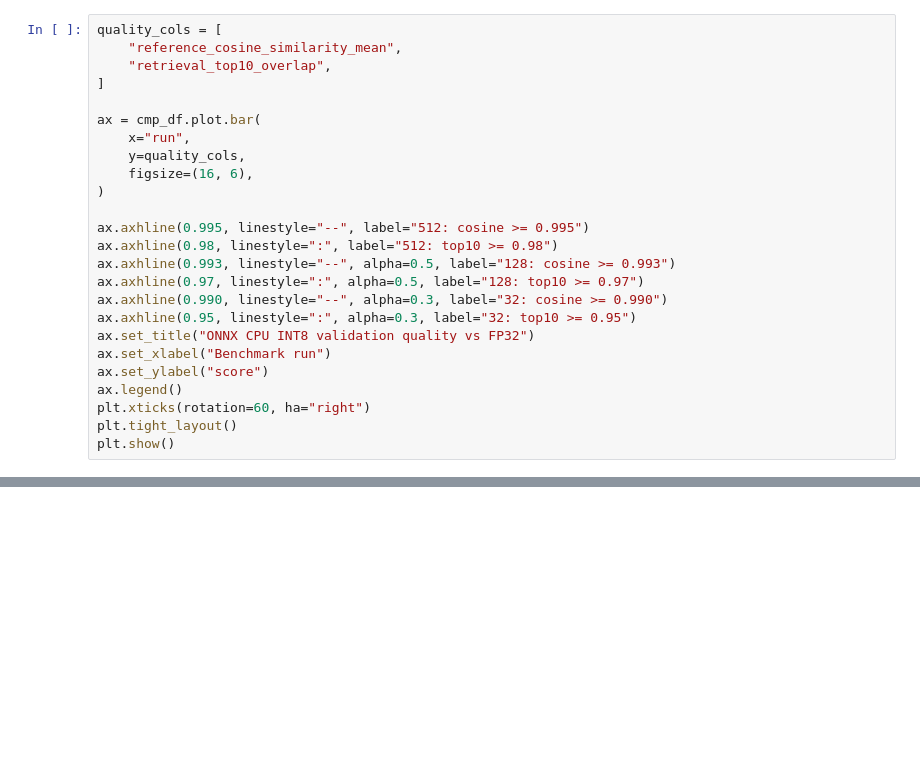
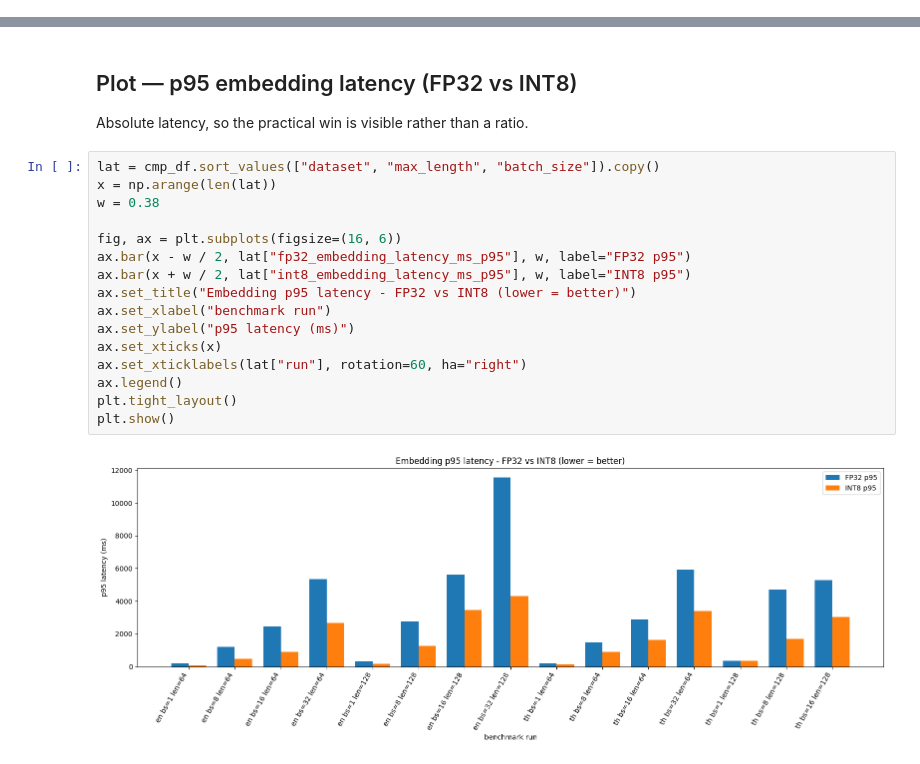
Before and after one commit to wiphoo/Website_Resources, a Jupyter notebook: benchmarks/bge_m3/notebooks/plot_onnx_cpu_fp32_vs_int8.ipynb, the cells around one changed output, grey strips where cells are left out. Drawn from its saved outputs; the diff is of its cells as text; blank space fills up the shorter version.

```diff
--- a/benchmarks/bge_m3/notebooks/plot_onnx_cpu_fp32_vs_int8.ipynb
+++ b/benchmarks/bge_m3/notebooks/plot_onnx_cpu_fp32_vs_int8.ipynb
@@ -116,25 +0,0 @@ plt.show()
-# %%
-quality_cols = [
-    "reference_cosine_similarity_mean",
-    "retrieval_top10_overlap",
-]
-
-ax = cmp_df.plot.bar(
-    x="run",
-    y=quality_cols,
-    figsize=(16, 6),
-)
-
-ax.axhline(0.995, linestyle="--", label="512: cosine >= 0.995")
-ax.axhline(0.98, linestyle=":", label="512: top10 >= 0.98")
-ax.axhline(0.993, linestyle="--", alpha=0.5, label="128: cosine >= 0.993")
-ax.axhline(0.97, linestyle=":", alpha=0.5, label="128: top10 >= 0.97")
-ax.axhline(0.990, linestyle="--", alpha=0.3, label="32: cosine >= 0.990")
-ax.axhline(0.95, linestyle=":", alpha=0.3, label="32: top10 >= 0.95")
-ax.set_title("ONNX CPU INT8 validation quality vs FP32")
-ax.set_xlabel("Benchmark run")
-ax.set_ylabel("score")
-ax.legend()
-plt.xticks(rotation=60, ha="right")
-plt.tight_layout()
-plt.show()
@@ -214,0 +481,22 @@ if len(accepted) > 0:
+# %% [markdown]
+## Plot — p95 embedding latency (FP32 vs INT8)
+
+Absolute latency, so the practical win is visible rather than a ratio.
+# %%
+lat = cmp_df.sort_values(["dataset", "max_length", "batch_size"]).copy()
+x = np.arange(len(lat))
+w = 0.38
+
+fig, ax = plt.subplots(figsize=(16, 6))
+ax.bar(x - w / 2, lat["fp32_embedding_latency_ms_p95"], w, label="FP32 p95")
+ax.bar(x + w / 2, lat["int8_embedding_latency_ms_p95"], w, label="INT8 p95")
+ax.set_title("Embedding p95 latency - FP32 vs INT8 (lower = better)")
+ax.set_xlabel("benchmark run")
+ax.set_ylabel("p95 latency (ms)")
+ax.set_xticks(x)
+ax.set_xticklabels(lat["run"], rotation=60, ha="right")
+ax.legend()
+plt.tight_layout()
+plt.show()
+# %% [output]
+[figure, added]
```
Also changed, not shown: parts of 42 cells of this notebook.
